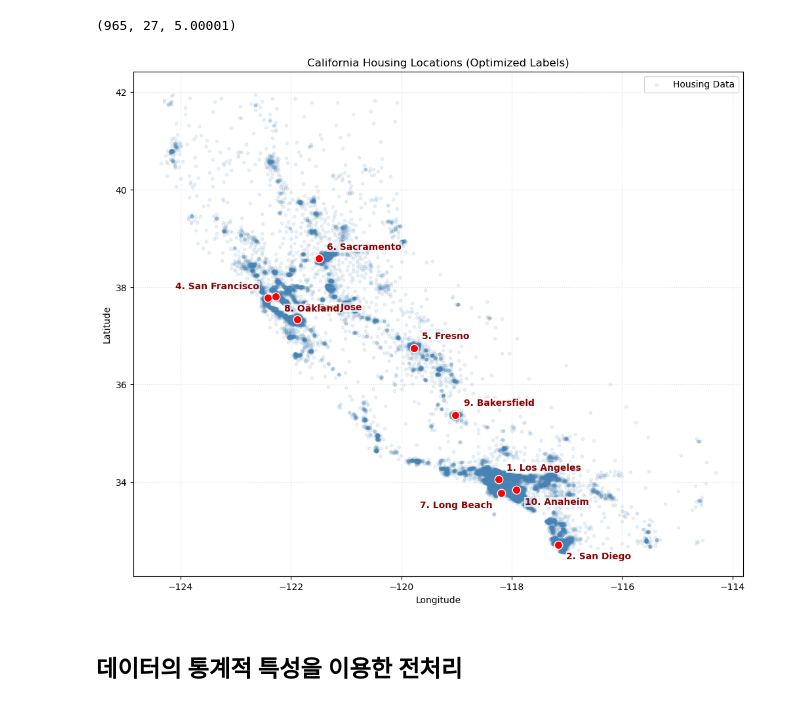
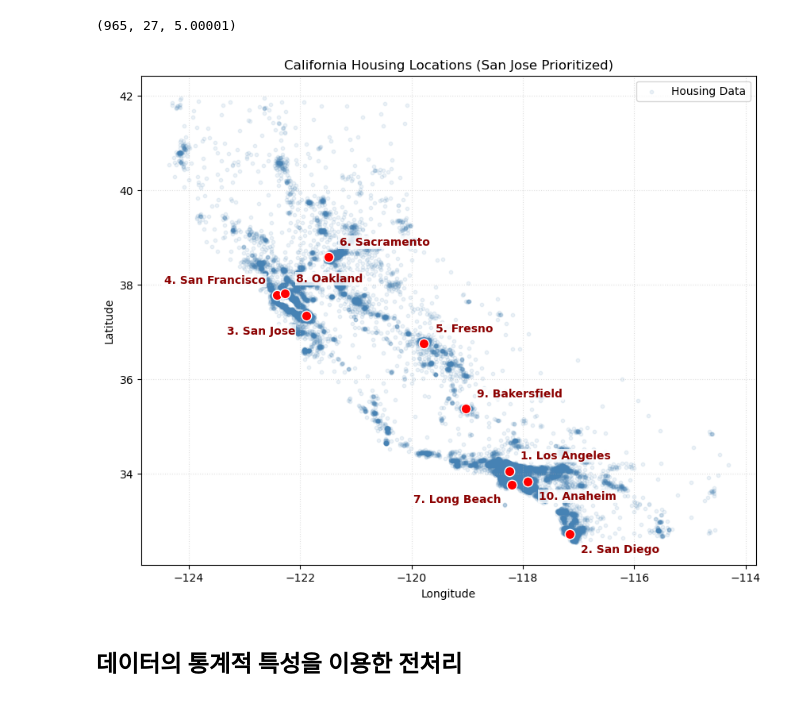
Before and after one commit to cherrima/hipython, a Jupyter notebook: Learning/12_california_housing.ipynb, the cells around one changed output. Cells and saved outputs as stored; diff of their text form; code cells hidden in the pictures.

```diff
--- a/Learning/12_california_housing.ipynb
+++ b/Learning/12_california_housing.ipynb
@@ -104,49 +104,51 @@ len(house_df[house_df['Price'] > 5.0]), len(house_df[house_df['Price'] == 5.0]),
 # %%
 import matplotlib.pyplot as plt
 
-plt.figure(figsize=(12, 10))
+plt.figure(figsize=(10, 8))
+
 # 1. 배경 데이터 (청색)
 plt.scatter(house_df['Longitude'], house_df['Latitude'],
-            alpha=0.1, color='steelblue', s=10, label='Housing Data')
+            alpha=0.1, color='steelblue', s=10, label='Housing Data', zorder=1)
 
-# 2. 10대 도시 데이터 (가독성을 위한 오프셋 설정 포함)
-# [경도, 위도, 수평정렬(ha), 수직정렬(va), 설명]
+# 2. 도시 좌표 및 텍스트 설정 (산호세 강조 및 겹침 방지 오프셋)
 top_10_cities = {
-    '1. Los Angeles': [-118.2437, 34.0522, 'left', 'bottom'],
-    '2. San Diego': [-117.1611, 32.7157, 'left', 'top'],
-    '3. San Jose': [-121.8863, 37.3382, 'left', 'bottom'],
-    '4. San Francisco': [-122.4194, 37.7749, 'right', 'bottom'],
-    '5. Fresno': [-119.7726, 36.7468, 'left', 'bottom'],
-    '6. Sacramento': [-121.4944, 38.5816, 'left', 'bottom'],
-    '7. Long Beach': [-118.1937, 33.7701, 'right', 'top'],
-    '8. Oakland': [-122.2711, 37.8044, 'left', 'top'],
-    '9. Bakersfield': [-119.0187, 35.3733, 'left', 'bottom'],
-    '10. Anaheim': [-117.9145, 33.8366, 'left', 'top']
+    '1. Los Angeles': [-118.2437, 34.0522, 'left', 'bottom', 10],
+    '2. San Diego': [-117.1611, 32.7157, 'left', 'top', 10],
+    '3. San Jose': [-121.8863, 37.3382, 'right', 'top', 20],      # zorder 20으로 최상단 배치
+    '4. San Francisco': [-122.4194, 37.7749, 'right', 'bottom', 10],
+    '5. Fresno': [-119.7726, 36.7468, 'left', 'bottom', 10],
+    '6. Sacramento': [-121.4944, 38.5816, 'left', 'bottom', 10],
+    '7. Long Beach': [-118.1937, 33.7701, 'right', 'top', 10],
+    '8. Oakland': [-122.2711, 37.8044, 'left', 'bottom', 10],
+    '9. Bakersfield': [-119.0187, 35.3733, 'left', 'bottom', 10],
+    '10. Anaheim': [-117.9145, 33.8366, 'left', 'top', 10]
 }
 
-# 3. 도시 위치 표시 및 겹침 방지 레이블링
+# 3. 시각화 루프
 for city, info in top_10_cities.items():
-    lon, lat, ha, va = info
-    plt.scatter(lon, lat, color='red', s=80, edgecolors='white', zorder=10)
+    lon, lat, ha, va, zo = info
 
-    # 텍스트 위치를 ha, va 설정에 따라 미세 조정
-    dist = 0.15
+    # 도시 포인트 (빨간 점)
+    plt.scatter(lon, lat, color='red', s=80, edgecolors='white', zorder=zo)
+
+    # 산호세(3번)를 왼쪽/위로 밀어 4, 8번과 겹치지 않게 조정
+    dist = 0.2
     text_lon = lon - dist if ha == 'right' else lon + dist
     text_lat = lat - dist if va == 'top' else lat + dist
 
     plt.text(text_lon, text_lat, city,
              fontsize=10, fontweight='bold', color='darkred',
-             ha=ha, va=va, zorder=11,
-             bbox=dict(facecolor='white', alpha=0.7, edgecolor='none', pad=0.5))
+             ha=ha, va=va, zorder=zo + 1,  # 텍스트도 포인트보다 더 위에 오도록 설정
+             bbox=dict(facecolor='white', alpha=0.8, edgecolor='none', pad=1))
 
 plt.xlabel('Longitude')
 plt.ylabel('Latitude')
-plt.title('California Housing Locations (Optimized Labels)')
+plt.title('California Housing Locations (San Jose Prioritized)')
 plt.grid(True, linestyle=':', alpha=0.4)
 plt.legend(loc='upper right')
 plt.show()
 # %% [output]
-[figure, old version]
+[figure, new version]
 # %% [markdown]
 ## 데이터의 통계적 특성을 이용한 전처리
 # %%
```
